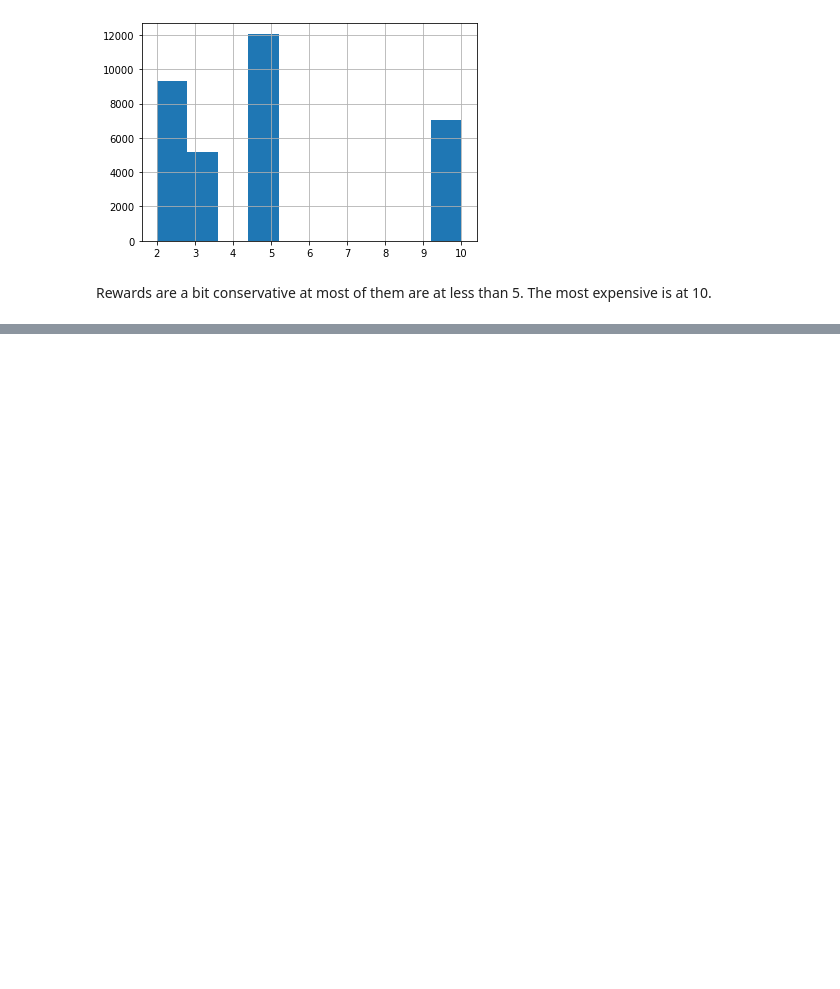
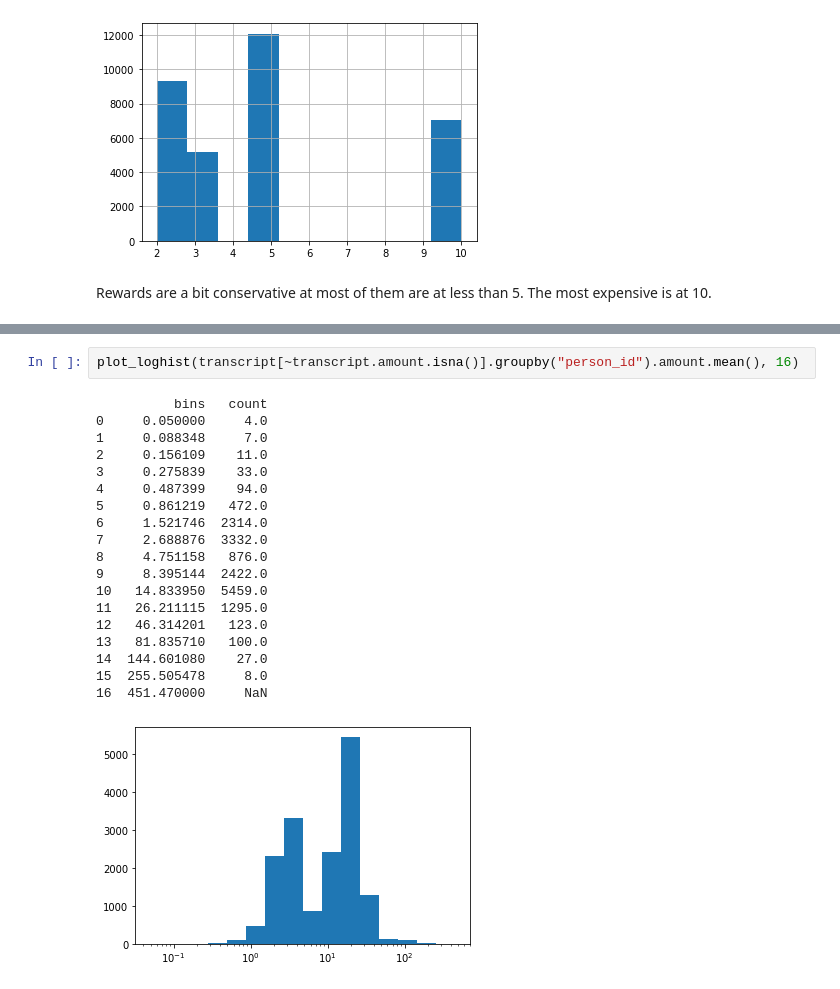
Before and after one commit to netxph/sb-capstone, a Jupyter notebook: notebooks/02 - Data Understanding.ipynb, the cells around one changed output, grey strips where cells are left out. Saved outputs shown, nothing was run; the diff lists cells and outputs as text; blank space fills up the shorter version.

```diff
--- a/notebooks/02 - Exploratory Data Analysis.ipynb
+++ b/notebooks/02 - Data Understanding.ipynb
@@ -622,0 +833,22 @@ Rewards are a bit conservative at most of them are at less than 5. The most expe
+# %%
+plot_loghist(transcript[~transcript.amount.isna()].groupby("person_id").amount.mean(), 16)
+# %% [output]
+          bins   count
+0     0.050000     4.0
+1     0.088348     7.0
+2     0.156109    11.0
+3     0.275839    33.0
+4     0.487399    94.0
+5     0.861219   472.0
+6     1.521746  2314.0
+7     2.688876  3332.0
+8     4.751158   876.0
+9     8.395144  2422.0
+10   14.833950  5459.0
+11   26.211115  1295.0
+12   46.314201   123.0
+13   81.835710   100.0
+14  144.601080    27.0
+15  255.505478     8.0
+16  451.470000     NaN
+[figure, added]
```
Also changed, not shown: parts of 30 cells of this notebook, 2 other files.
